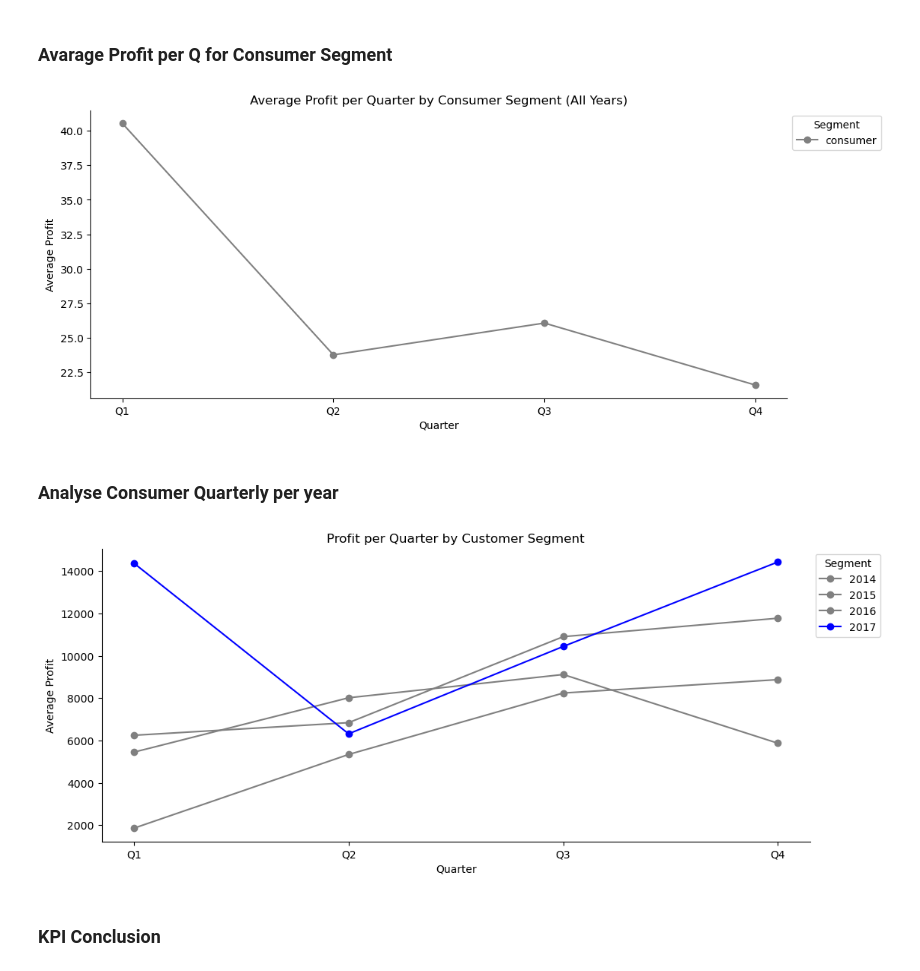
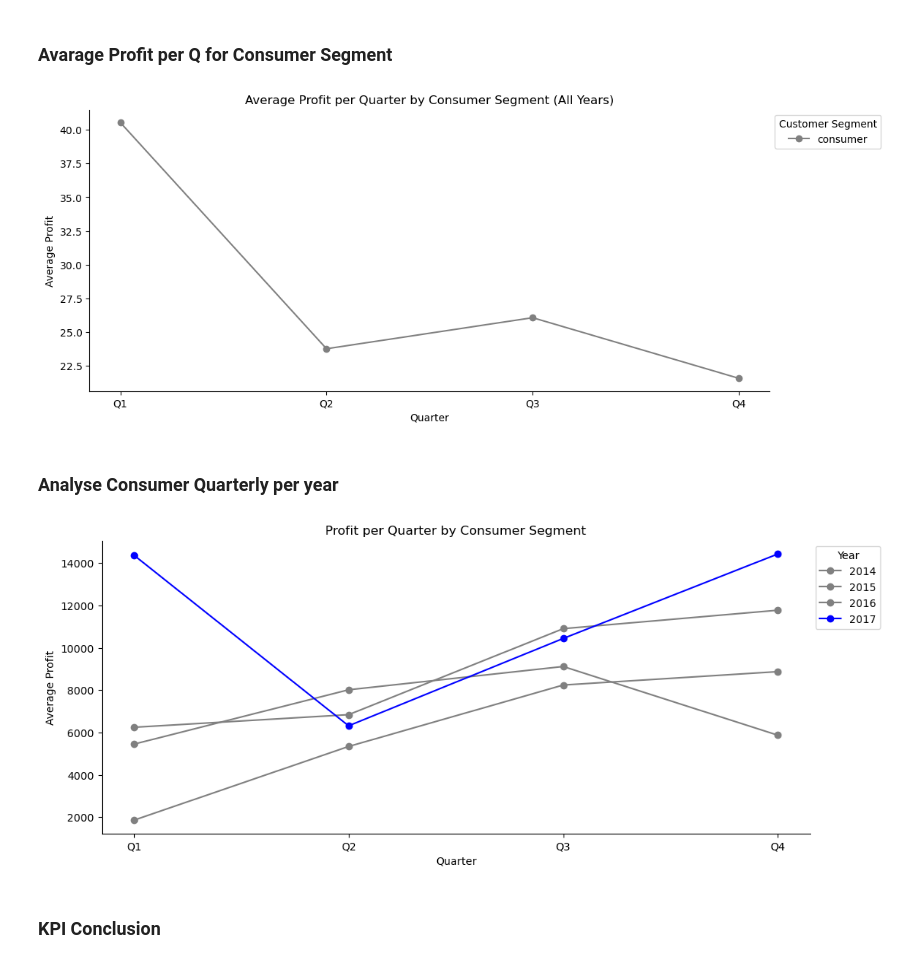
Before and after one commit to marcosmicozzi/Module02, a Jupyter notebook: module2_eda.ipynb, the cells around one changed output. Cells and saved outputs as stored; diff of their text form; code cells hidden in the pictures.

```diff
--- a/module2_eda.ipynb
+++ b/module2_eda.ipynb
@@ -437,20 +567,20 @@ plt.show()
 # %%
 plt.figure(figsize=(12,5))  # wider figure
 
 consumer_data = df[df['Segment'] == 'Consumer'].groupby('OrderQuarter')['Profit'].mean().reindex(['Q1','Q2','Q3','Q4'])
 plt.plot(consumer_data.index, consumer_data.values, marker='o', color='grey', label='consumer')
 
 plt.title('Average Profit per Quarter by Consumer Segment (All Years)')
 plt.xlabel('Quarter')
 plt.ylabel('Average Profit')
-plt.legend(title='Segment', loc='upper left', bbox_to_anchor=(1,1))
+plt.legend(title='Customer Segment', loc='upper left', bbox_to_anchor=(1,1))
 
 plt.grid(False)
 sns.despine(top=True, right=True, left=False, bottom=False)
 
 plt.show()
 # %% [output]
-[figure, old version]
+[figure, new version]
 # %% [markdown]
 ### Analyse Consumer Quarterly per year
 # %%
@@ -463,17 +593,17 @@ for year in df['OrderYear'].unique():
     consumer_per_year = df[(df['OrderYear'] == year) & (df['Segment'] == 'Consumer')].groupby('OrderQuarter')['Profit'].sum()
     plt.plot(consumer_per_year.index, consumer_per_year.values, marker='o', color=colors[year], label=year)
 
-plt.title('Profit per Quarter by Customer Segment')
+plt.title('Profit per Quarter by Consumer Segment')
 plt.xlabel('Quarter')
 plt.ylabel('Average Profit')
-plt.legend(title='Segment', loc='upper left', bbox_to_anchor=(1,1))
+plt.legend(title='Year', loc='upper left', bbox_to_anchor=(1,1))
 
 plt.grid(False)
 sns.despine(top=True, right=True, left=False, bottom=False)
 
 plt.show()
 # %% [output]
-[figure, old version]
+[figure, new version]
 # %% [markdown]
 ### KPI Conclusion
 # %% [markdown]
```
Also changed, not shown: parts of 16 cells of this notebook.
